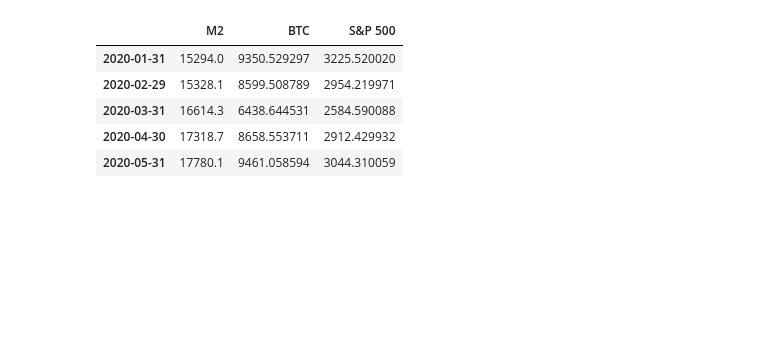
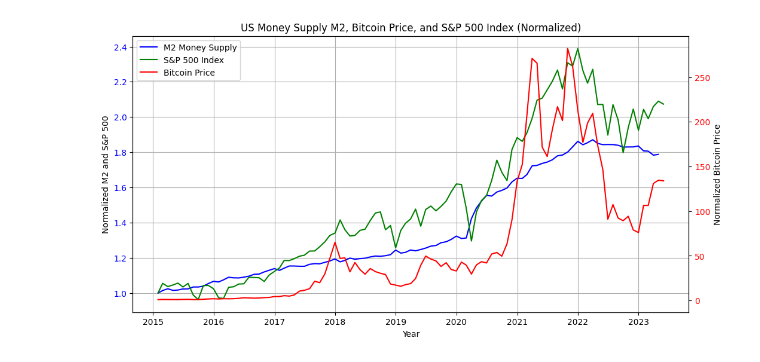
Before and after one commit to HuaiyuZhang/misc, a Jupyter notebook: [fin]m2_bitcoin_sp.ipynb, the cells around one changed output. Drawn from its saved outputs; the diff is of its cells as text; code cells hidden in the pictures; blank space fills up the shorter version.

```diff
--- a/[fin]m2_bitcoin_sp.ipynb
+++ b/[fin]m2_bitcoin_sp.ipynb
@@ -5,20 +14,11 @@ fred_api_key = ''
 # %%
-import yfinance as yf
-import pandas as pd
-import matplotlib.pyplot as plt
-from fredapi import Fred
-
-# Set your FRED API key
-# fred_api_key = "your_fred_api_key"
-fred = Fred(api_key=fred_api_key)
-
 # Download M2 data from FRED
-m2_data = fred.get_series("WM2NS", observation_start='1/1/2020')
+m2_data = fred.get_series("WM2NS", observation_start='1/1/2015')
 print(m2_data.head(3))
 
 # Download Bitcoin and S&P 500 data from Yahoo Finance
-btc_data = yf.download("BTC-USD", start="2020-01-01", interval="1mo")['Adj Close']
-sp500_data = yf.download("^GSPC", start="2020-01-01", interval="1mo")['Adj Close']
+btc_data = yf.download("BTC-USD", start="2015-01-01", interval="1mo")['Adj Close']
+sp500_data = yf.download("^GSPC", start="2015-01-01", interval="1mo")['Adj Close']
 
 # Resample data to monthly and forward fill missing values
 m2_data = m2_data.resample('M').last().ffill()
@@ -28,4 +28,6 @@ sp500_data = sp500_data.resample('M').last().ffill()
 # Merge data into a single DataFrame
 merged_data = pd.concat([m2_data, btc_data, sp500_data], axis=1)
 merged_data.columns = ['M2', 'BTC', 'S&P 500']
+
+merged_data.head()
 # %% [output]
@@ -38,9 +46,32 @@ dtype: float64
-# %%
-merged_data.head()
-# %% [output]
-|  | M2 | BTC | S&P 500 |
-| 2020-01-31 | 15294.0 | 9350.529297 | 3225.520020 |
-| 2020-02-29 | 15328.1 | 8599.508789 | 2954.219971 |
-| 2020-03-31 | 16614.3 | 6438.644531 | 2584.590088 |
-| 2020-04-30 | 17318.7 | 8658.553711 | 2912.429932 |
-| 2020-05-31 | 17780.1 | 9461.058594 | 3044.310059 |
+# %%
+# Normalize the data
+normalized_data = merged_data / merged_data.iloc[0]
+
+# Plot the line chart with BTC on the right axis
+fig, ax1 = plt.subplots(figsize=(12, 6))
+
+ax1.plot(normalized_data.index, normalized_data['M2'], label='M2 Money Supply', color='blue')
+ax1.plot(normalized_data.index, normalized_data['S&P 500'], label='S&P 500 Index', color='green')
+
+ax2 = ax1.twinx()  # Create a second y-axis sharing the same x-axis
+ax2.plot(normalized_data.index, normalized_data['BTC'], label='Bitcoin Price', color='red')
+
+# Customize axis labels
+ax1.set_xlabel('Year')
+ax1.set_ylabel('Normalized M2 and S&P 500', color='black')
+ax2.set_ylabel('Normalized Bitcoin Price', color='black')
+
+# Set axis colors to match line colors
+ax1.tick_params(axis='y', labelcolor='blue')
+ax2.tick_params(axis='y', labelcolor='red')
+
+# Set grid and legend
+ax1.grid()
+lines1, labels1 = ax1.get_legend_handles_labels()
+lines2, labels2 = ax2.get_legend_handles_labels()
+ax1.legend(lines1 + lines2, labels1 + labels2, loc='upper left')
+
+plt.title('US Money Supply M2, Bitcoin Price, and S&P 500 Index (Normalized)')
+plt.show()
+# %% [output]
+[figure, added]
```
Also changed, not shown: parts of 6 cells of this notebook.
